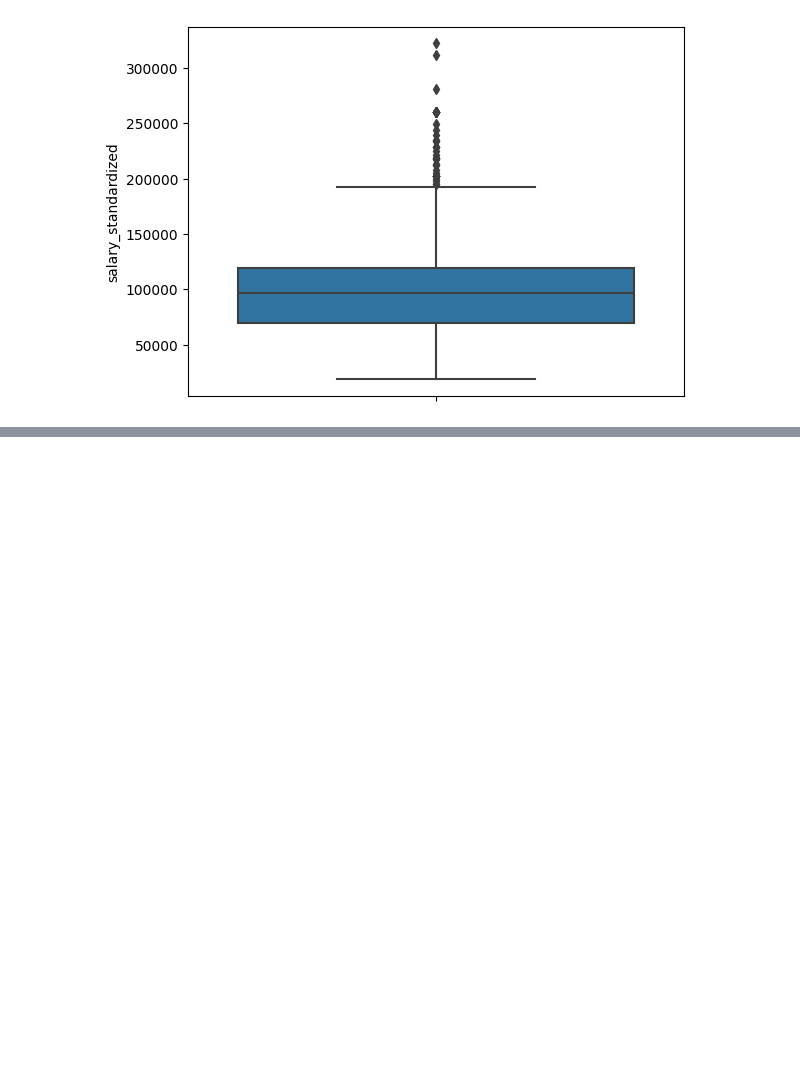
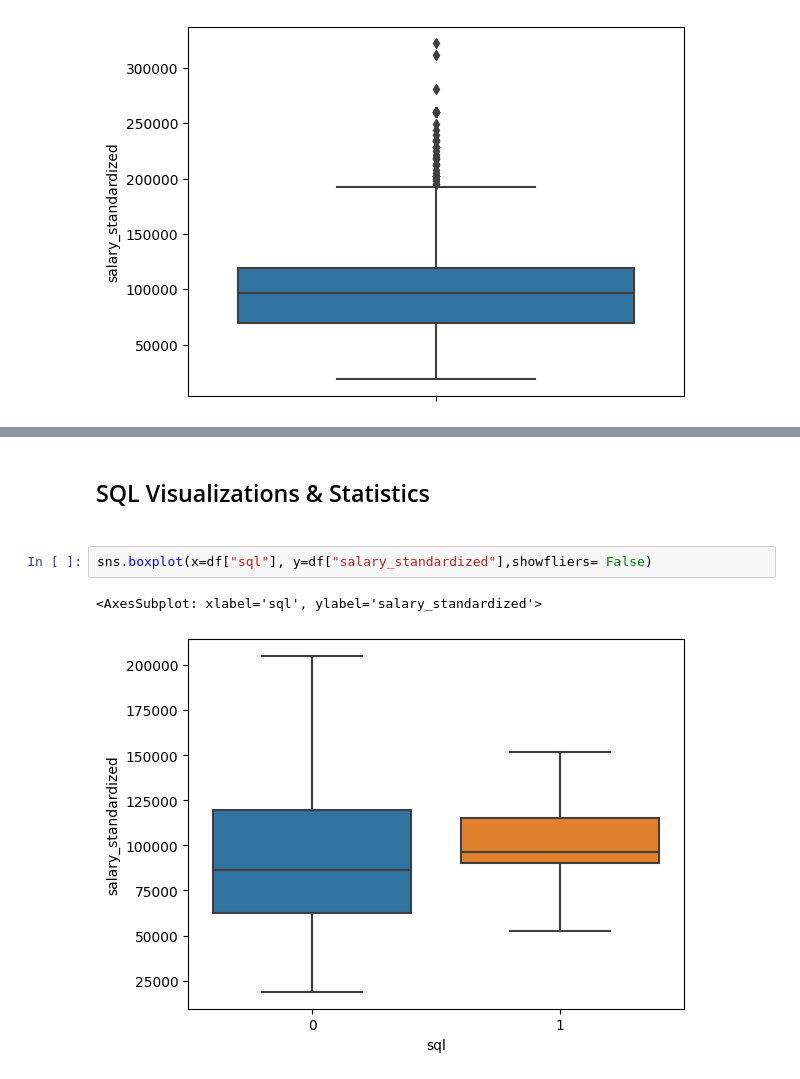
Before and after one commit to JZunaRepo/EOP_Market_Analysis, a Jupyter notebook: eda.ipynb, the cells around one changed output, grey strips where cells are left out. Drawn from its saved outputs; the diff is of its cells as text; blank space fills up the shorter version.

```diff
--- a/eda.ipynb
+++ b/eda.ipynb
@@ -17,0 +57,7 @@ sns.boxplot(y=df["salary_standardized"])
+# %% [markdown]
+<h2>SQL Visualizations & Statistics<h2>
+# %%
+sns.boxplot(x=df["sql"], y=df["salary_standardized"],showfliers= False)
+# %% [output]
+<AxesSubplot: xlabel='sql', ylabel='salary_standardized'>
+[figure, added]
```
Also changed, not shown: parts of 28 cells of this notebook, 2 other files.
